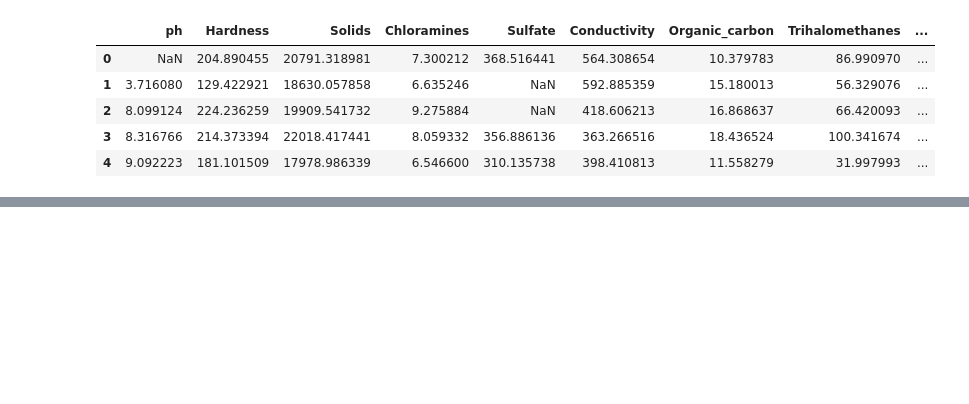
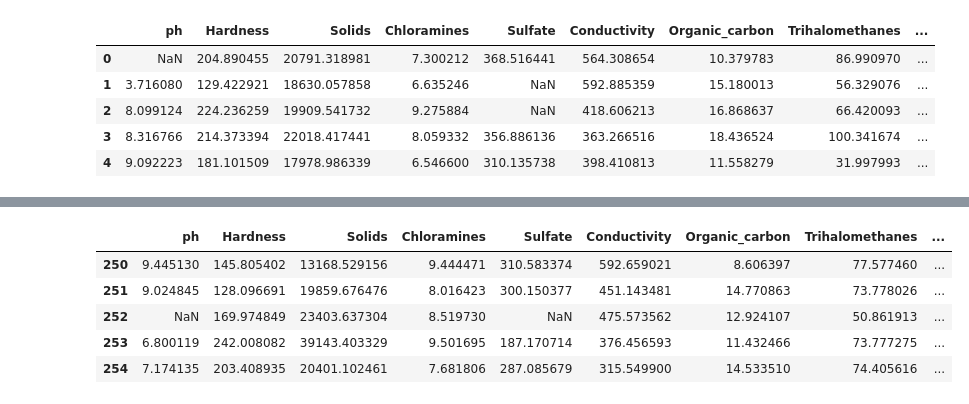
Before and after one commit to ShamindaKanchana/H2OData_Dive, a Jupyter notebook: Notebook/h2oData.ipynb, the cells around one changed output, grey strips where cells are left out. Drawn from its saved outputs; the diff is of its cells as text; code cells hidden in the pictures; blank space fills up the shorter version.

```diff
--- a/Notebook/h2oData.ipynb
+++ b/Notebook/h2oData.ipynb
@@ -25,0 +89,9 @@ df1.head()
+# %%
+potability_one_df.head()
+# %% [output]
+|  | ph | Hardness | Solids | Chloramines | Sulfate | Conductivity | Organic_carbon | Trihalomethanes | ... |
+| 250 | 9.445130 | 145.805402 | 13168.529156 | 9.444471 | 310.583374 | 592.659021 | 8.606397 | 77.577460 | ... |
+| 251 | 9.024845 | 128.096691 | 19859.676476 | 8.016423 | 300.150377 | 451.143481 | 14.770863 | 73.778026 | ... |
+| 252 | NaN | 169.974849 | 23403.637304 | 8.519730 | NaN | 475.573562 | 12.924107 | 50.861913 | ... |
+| 253 | 6.800119 | 242.008082 | 39143.403329 | 9.501695 | 187.170714 | 376.456593 | 11.432466 | 73.777275 | ... |
+| 254 | 7.174135 | 203.408935 | 20401.102461 | 7.681806 | 287.085679 | 315.549900 | 14.533510 | 74.405616 | ... |
```
Also changed, not shown: parts of 9 cells of this notebook.
